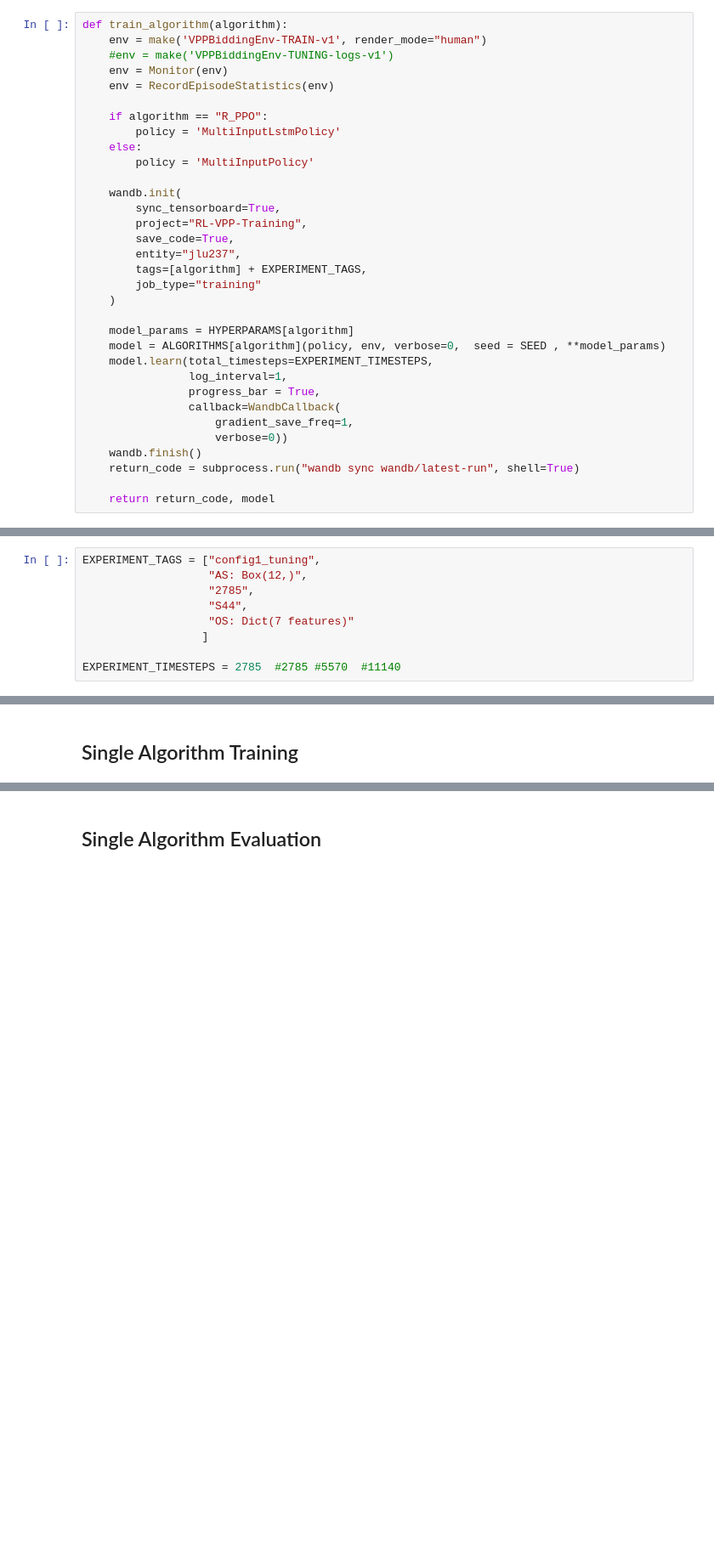
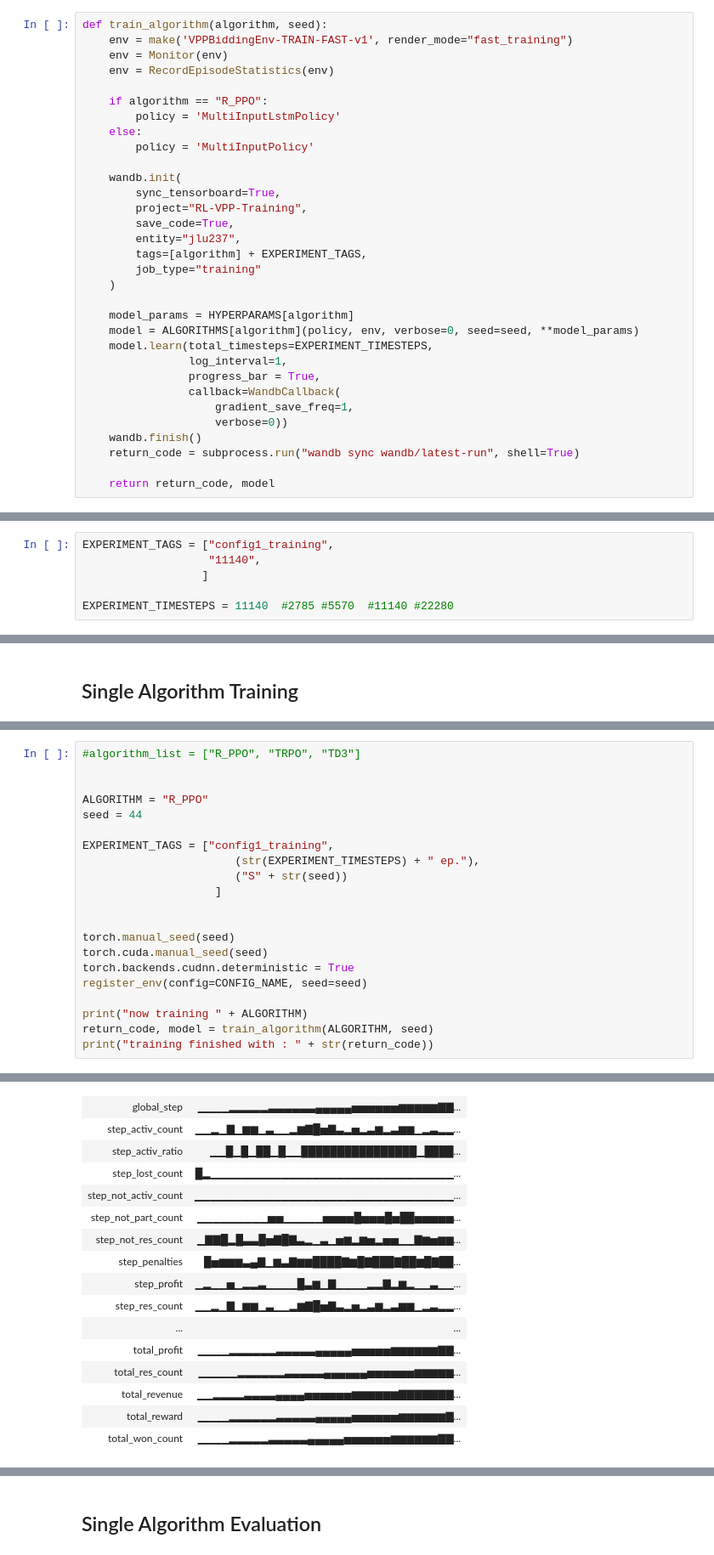
Before and after one commit to jlp237/MA-VPP-RL-bidding, a Jupyter notebook: 02_VPPBiddingEnv.ipynb, the cells around one changed output, grey strips where cells are left out. Shown at 85% size. Cells and saved outputs as stored; diff of their text form; blank space fills up the shorter version.

Commit message:
last changes before experiment run

```diff
--- a/02_VPPBiddingEnv.ipynb
+++ b/02_VPPBiddingEnv.ipynb
@@ -73,9 +73,8 @@ os.environ["WANDB_MODE"] = "offline"
 # %% [markdown]
 ## Training Function
 # %%
-def train_algorithm(algorithm):
-    env = make('VPPBiddingEnv-TRAIN-v1', render_mode="human")
-    #env = make('VPPBiddingEnv-TUNING-logs-v1')
+def train_algorithm(algorithm, seed):
+    env = make('VPPBiddingEnv-TRAIN-FAST-v1', render_mode="fast_training")
     env = Monitor(env)
     env = RecordEpisodeStatistics(env)
 
@@ -94,7 +93,7 @@ def train_algorithm(algorithm):
     )
 
     model_params = HYPERPARAMS[algorithm]
-    model = ALGORITHMS[algorithm](policy, env, verbose=0,  seed = SEED , **model_params)
+    model = ALGORITHMS[algorithm](policy, env, verbose=0, seed=seed, **model_params)
     model.learn(total_timesteps=EXPERIMENT_TIMESTEPS,
                 log_interval=1,
                 progress_bar = True,
@@ -264,13 +370,10 @@ ALGORITHMS = {
     "R_PPO": RecurrentPPO,
 }
 # %%
-EXPERIMENT_TAGS = ["config1_tuning",
-                   "AS: Box(12,)",
-                   "2785",
-                   "S44",
-                   "OS: Dict(7 features)"
+EXPERIMENT_TAGS = ["config1_training",
+                   "11140",
                   ]
 
-EXPERIMENT_TIMESTEPS = 2785  #2785 #5570  #11140
+EXPERIMENT_TIMESTEPS = 11140  #2785 #5570  #11140 #22280
 # %% [markdown]
 ## Train all Algorithms
@@ -299,0 +487,22 @@ print("training finished with : " + str(return_code))
+# %%
+#algorithm_list = ["R_PPO", "TRPO", "TD3"]
+
+
+ALGORITHM = "R_PPO"
+seed = 44
+
+EXPERIMENT_TAGS = ["config1_training",
+                       (str(EXPERIMENT_TIMESTEPS) + " ep."),
+                       ("S" + str(seed))
+                    ]
+
+
+torch.manual_seed(seed)
+torch.cuda.manual_seed(seed)
+torch.backends.cudnn.deterministic = True
+register_env(config=CONFIG_NAME, seed=seed)
+
+print("now training " + ALGORITHM)
+return_code, model = train_algorithm(ALGORITHM, seed)
+print("training finished with : " + str(return_code))
+# %% [output]
@@ -299,0 +518,16 @@ print("training finished with : " + str(return_code))
+| global_step | ▁▁▁▁▂▂▂▂▂▃▃▃▃▃▃▄▄▄▄▄▅▅▅▅▅▅▆▆▆▆▆▇▇... |
+| step_activ_count | ▁▁▂▁▇▁▆▆▁▃▁▁▂▆▇█▅▇▃▂▅▂▃▆▂▃▆▆▁▂▃▂▂... |
+| step_activ_ratio | ▁▁█▁█▁██▁█▁▁████████████████▁████... |
+| step_lost_count | █▂▁▁▁▁▁▁▁▁▁▁▁▁▁▁▁▁▁▁▁▁▁▁▁▁▁▁▁▁▁▁▁... |
+| step_not_activ_count | ▁▁▁▁▁▁▁▁▁▁▁▁▁▁▁▁▁▁▁▁▁▁▁▁▁▁▁▁▁▁▁▁▁... |
+| step_not_part_count | ▁▁▁▁▁▁▁▁▁▅▅▁▁▁▁▁▅▅▅▅█▅▅▅█▅██▅▅▅▅▅... |
+| step_not_res_count | ▁▇▇█▂█▃▃█▅▇█▇▃▂▁▃▁▅▆▂▆▅▂▅▅▁▁▇▆▅▆▆... |
+| step_penalties | █▅▆▆▆▃▄▇▁▆▃▇▆▆████▇▆█▇███▇██▆█▇██... |
+| step_profit | ▁▂▁▁▅▁▂▂▃▁▁▁▁█▃▆▁▇▁▁▁▁▂▂▇▂▆▂▁▁▃▁▁... |
+| step_res_count | ▁▁▂▁▇▁▆▆▁▃▁▁▂▆▇█▅▇▃▂▅▂▃▆▂▃▆▆▁▂▃▂▂... |
+| ... | ... |
+| total_profit | ▁▁▁▁▂▂▂▂▂▂▃▃▃▃▃▄▄▄▄▄▅▅▅▅▅▆▆▆▆▆▆▇▇... |
+| total_res_count | ▁▁▁▁▁▂▂▂▂▂▂▃▃▃▃▃▄▄▄▄▄▄▅▅▅▅▅▅▆▆▆▆▆... |
+| total_revenue | ▁▁▂▂▂▂▃▃▃▃▄▄▄▄▅▅▅▅▅▅▆▆▆▆▆▆▇▇▇▇▇▇▇... |
+| total_reward | ▁▁▁▁▂▂▂▂▂▂▃▃▃▃▃▄▄▄▄▄▅▅▅▅▅▅▆▆▆▆▆▆▇... |
+| total_won_count | ▁▁▁▁▂▂▂▂▂▃▃▃▃▃▄▄▄▄▄▅▅▅▅▅▅▆▆▆▆▆▆▇▇... |
```
Also changed, not shown: parts of 25 cells of this notebook, 7 other files.
